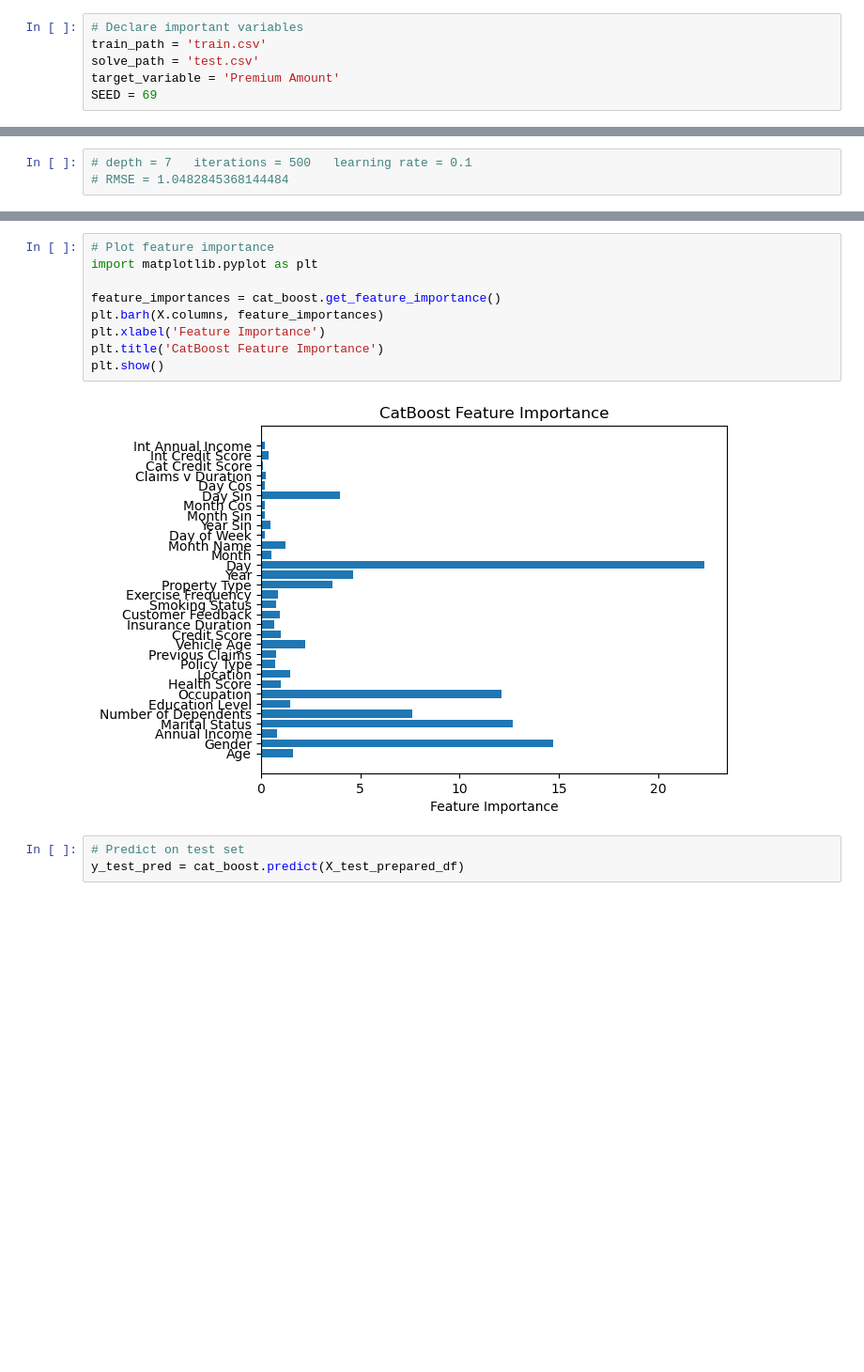
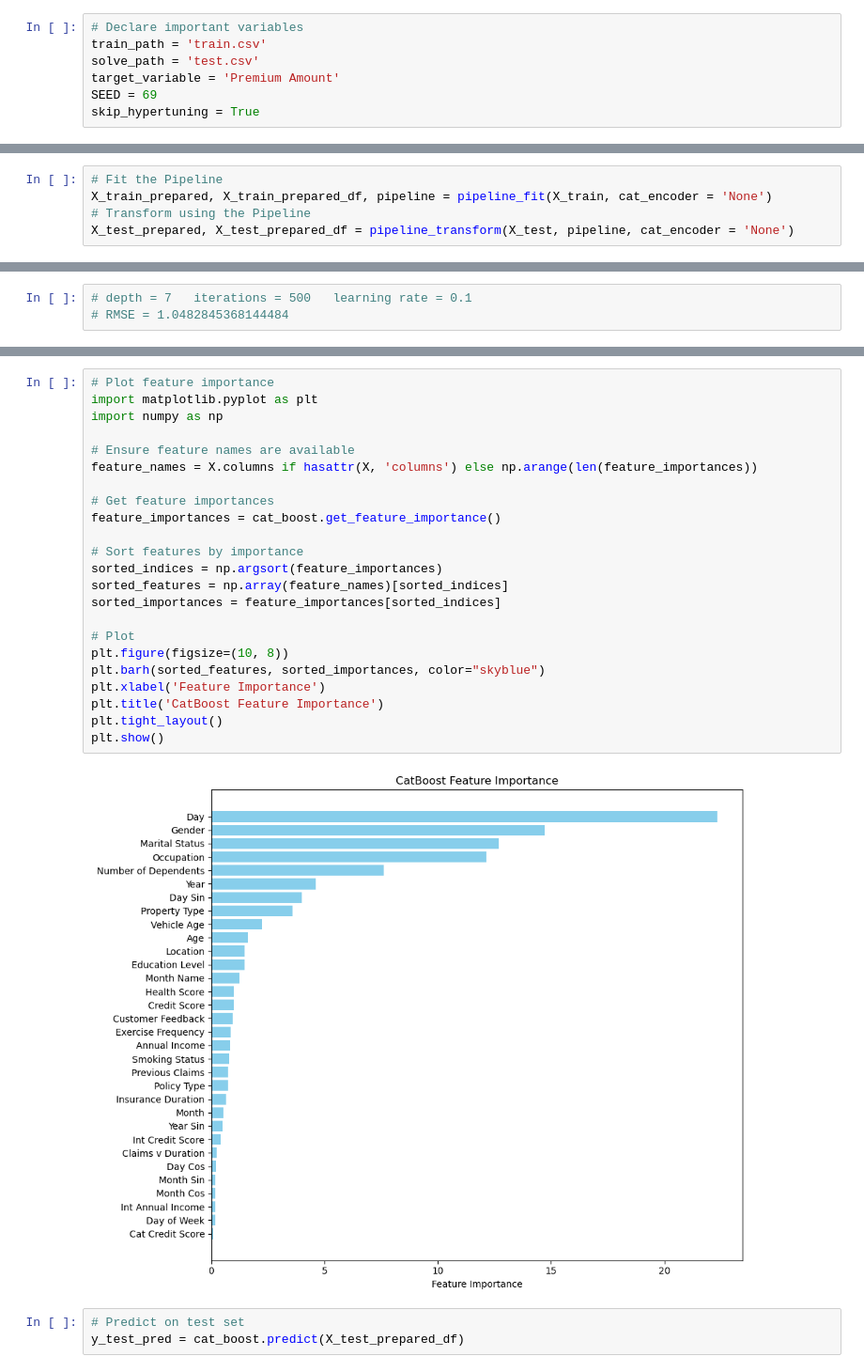
Before and after one commit to ZaneChodaniecky/Kaggle-Insurance, a Jupyter notebook: CatBoost.ipynb, the cells around one changed output, grey strips where cells are left out. Shown at 94% size. Saved outputs shown, nothing was run; the diff lists cells and outputs as text; blank space fills up the shorter version.

```diff
--- a/CatBoost.ipynb
+++ b/CatBoost.ipynb
@@ -27,6 +27,7 @@ train_path = 'train.csv'
 solve_path = 'test.csv'
 target_variable = 'Premium Amount'
 SEED = 69
+skip_hypertuning = True
 # %%
 def load_dataframes(path1: str, path2: str, format1: str = "csv", format2: str = "csv") -> tuple:
 
@@ -418,3 +481,8 @@ X_test_prepared_df = pd.DataFrame(X_test_prepared, columns=transformed_columns)
+# %%
+# Fit the Pipeline
+X_train_prepared, X_train_prepared_df, pipeline = pipeline_fit(X_train, cat_encoder = 'None')
+# Transform using the Pipeline
+X_test_prepared, X_test_prepared_df = pipeline_transform(X_test, pipeline, cat_encoder = 'None')
 # %%
 from keras import backend as K
 from sklearn.metrics import mean_squared_log_error
@@ -535,14 +595,28 @@ Shrink model to first 225 iterations.
 # %%
 # Plot feature importance
 import matplotlib.pyplot as plt
+import numpy as np
 
+# Ensure feature names are available
+feature_names = X.columns if hasattr(X, 'columns') else np.arange(len(feature_importances))
+
+# Get feature importances
 feature_importances = cat_boost.get_feature_importance()
-plt.barh(X.columns, feature_importances)
+
+# Sort features by importance
+sorted_indices = np.argsort(feature_importances)
+sorted_features = np.array(feature_names)[sorted_indices]
+sorted_importances = feature_importances[sorted_indices]
+
+# Plot
+plt.figure(figsize=(10, 8))
+plt.barh(sorted_features, sorted_importances, color="skyblue")
 plt.xlabel('Feature Importance')
 plt.title('CatBoost Feature Importance')
+plt.tight_layout()
 plt.show()
 # %% [output]
-[figure, old version]
+[figure, new version]
 # %%
 # Predict on test set
 y_test_pred = cat_boost.predict(X_test_prepared_df)
```
Also changed, not shown: parts of 4 cells of this notebook, 3 other files.
